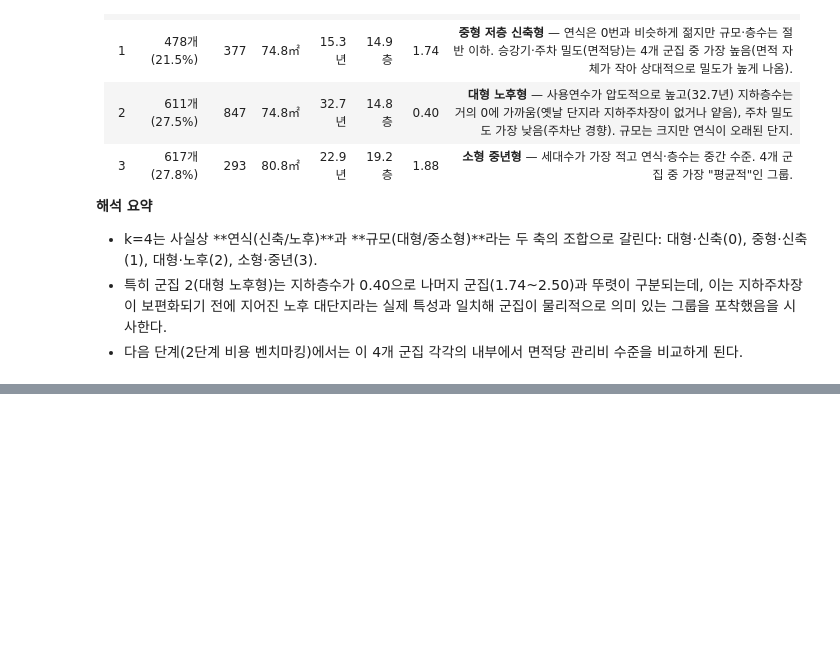
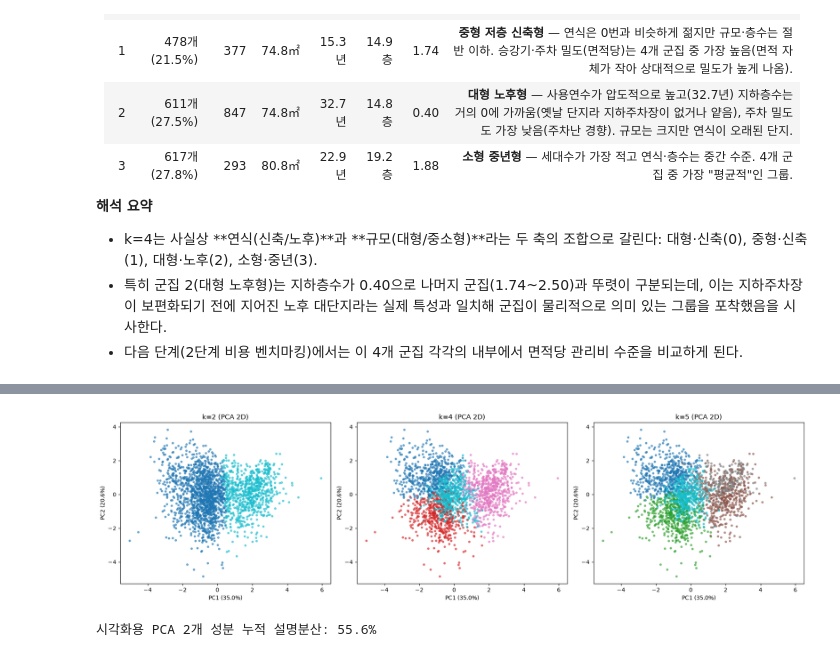
Before and after one commit to roh-git/mlapt_project, a Jupyter notebook: main_analysis.ipynb, the cells around one changed output, grey strips where cells are left out. Cells and saved outputs as stored; diff of their text form; code cells hidden in the pictures; blank space fills up the shorter version.

```diff
--- a/main_analysis.ipynb
+++ b/main_analysis.ipynb
@@ -755,0 +760,20 @@ profile_table
+# %%
+VIS_KS = [2, 4, 5]
+
+# (1) PCA 2성분 투영 산점도 - 시각화 전용 (X_step1의 7개 변수 기준)
+pca_vis = PCA(n_components=2, random_state=RANDOM_STATE)
+coords = pca_vis.fit_transform(X_step1)
+explained = pca_vis.explained_variance_ratio_
+
+fig, axes = plt.subplots(1, 3, figsize=(18, 5))
+for ax, k in zip(axes, VIS_KS):
+    labels = kmeans_results[k]['labels']
+    ax.scatter(coords[:, 0], coords[:, 1], c=labels, cmap='tab10', s=10, alpha=0.6)
+    ax.set(title=f'k={k} (PCA 2D)', xlabel=f'PC1 ({explained[0]:.1%})', ylabel=f'PC2 ({explained[1]:.1%})')
+plt.tight_layout()
+plt.show()
+
+print(f"시각화용 PCA 2개 성분 누적 설명분산: {explained.sum():.1%}")
+# %% [output]
+[figure, added]
+시각화용 PCA 2개 성분 누적 설명분산: 55.6%
```
Also changed, not shown: parts of 4 cells of this notebook.
